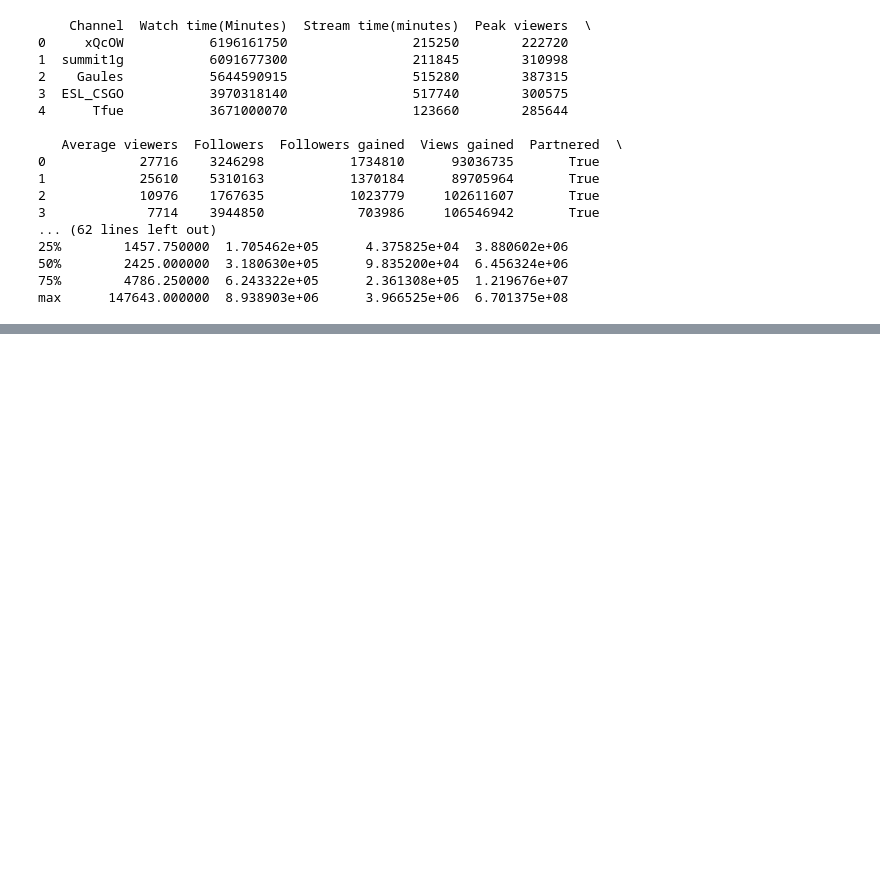
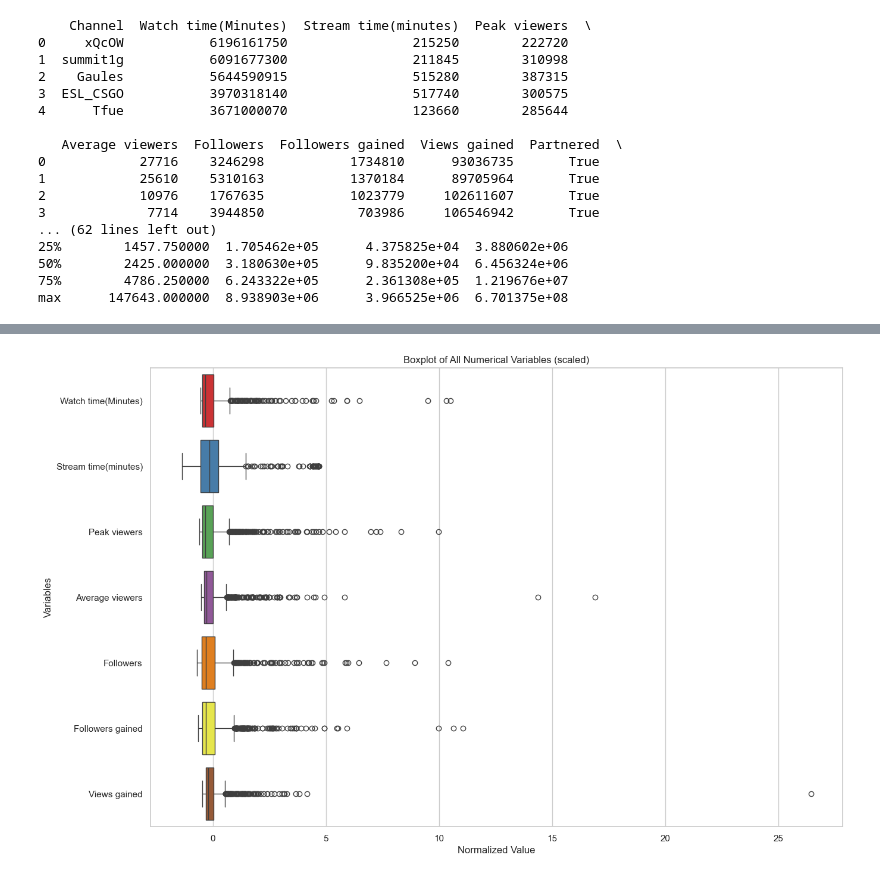
Before and after one commit to datasheng/CSC460-Azim-Rahat-HW, a Jupyter notebook: HW4/eda.ipynb, the cells around one changed output, grey strips where cells are left out. Saved outputs shown, nothing was run; the diff lists cells and outputs as text; code cells hidden in the pictures; blank space fills up the shorter version.

```diff
--- a/HW4/eda.ipynb
+++ b/HW4/eda.ipynb
@@ -102,0 +121,13 @@ _IncompleteInputError: incomplete input (282285168.py, line 7)
+# %%
+# standardize the data
+scaled_df = (df[numerical_cols] - df[numerical_cols].mean()) / df[numerical_cols].std()
+
+# plot the scaled data
+plt.figure(figsize=(15, 10))
+sns.boxplot(data=scaled_df, orient="h", palette="Set1")
+plt.title('Boxplot of All Numerical Variables (scaled)')
+plt.xlabel('Normalized Value')
+plt.ylabel('Variables')
+plt.show()
+# %% [output]
+[figure, added]
```
Also changed, not shown: parts of 8 cells of this notebook.
